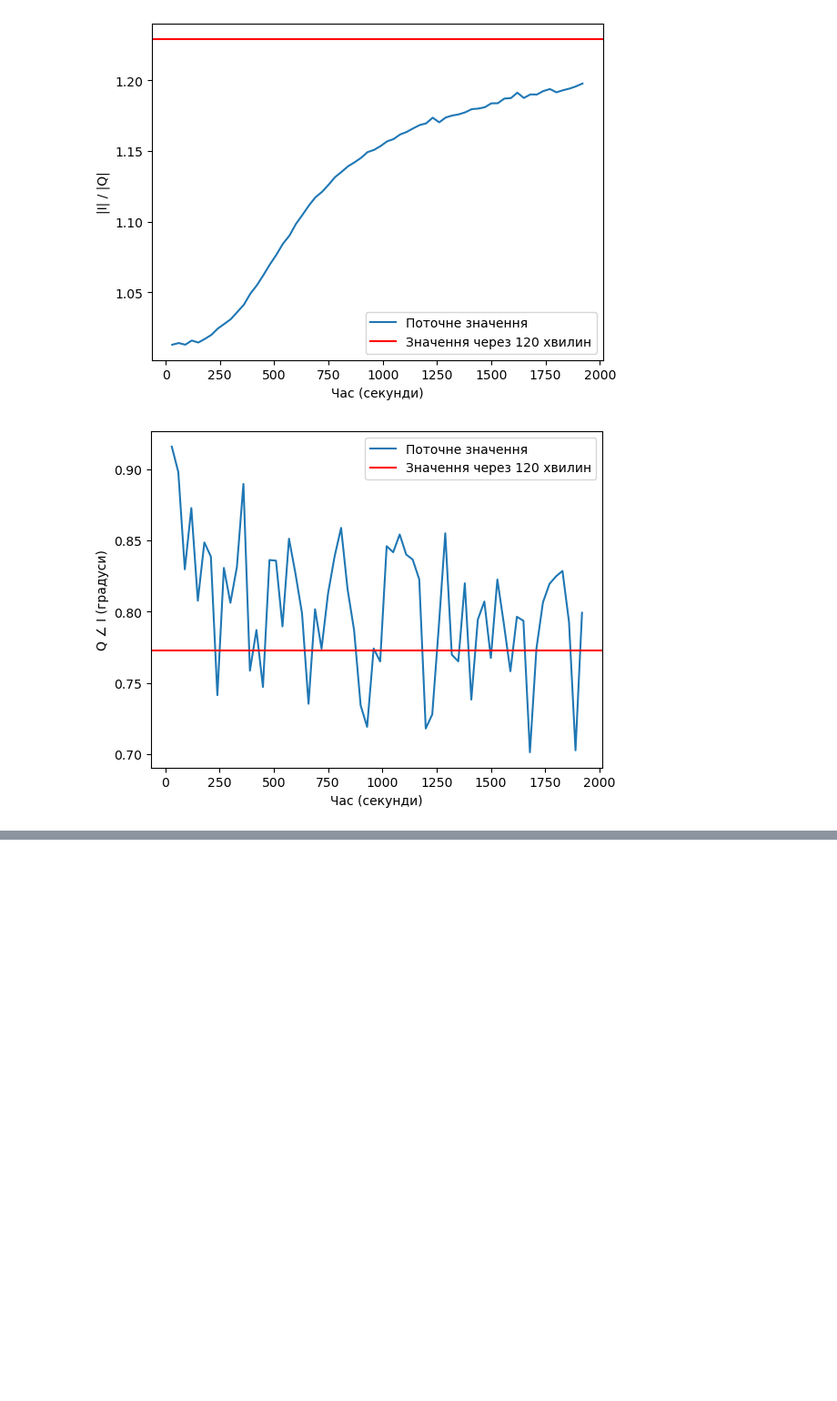
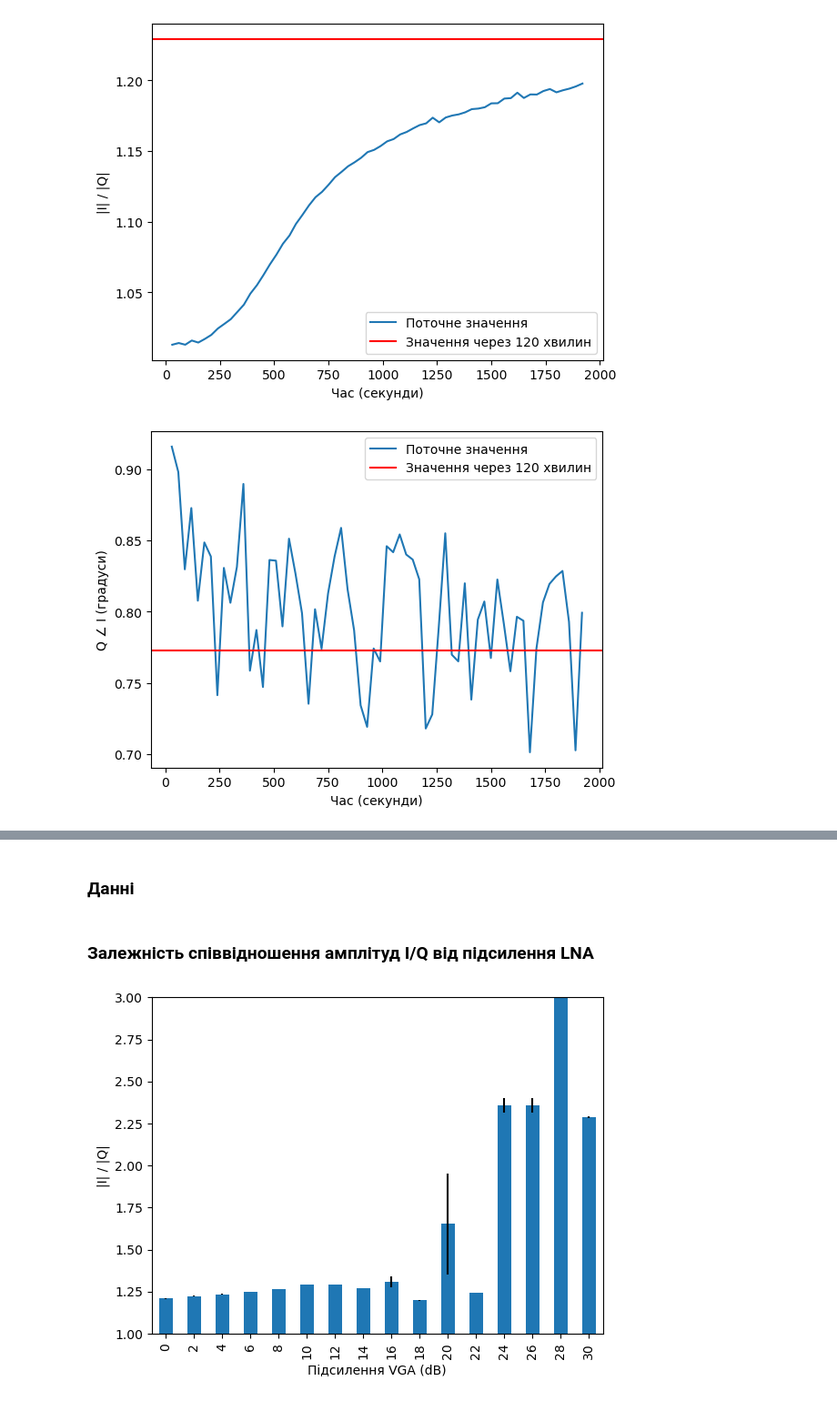
Before and after one commit to rigexpert/libfobos, a Jupyter notebook: measurements/iq-balance.ipynb, the cells around one changed output, grey strips where cells are left out. Shown at 91% size. Drawn from its saved outputs; the diff is of its cells as text; code cells hidden in the pictures; blank space fills up the shorter version.

```diff
--- a/measurements/iq-balance.ipynb
+++ b/measurements/iq-balance.ipynb
@@ -87,0 +168,50 @@ _ = plot.legend()
+# %% [markdown]
+### Данні
+# %%
+iq_ratio_vs_vga_gain = {
+    0: 1.0 / np.array([0.829921, 0.826134, 0.828456, 0.826156, 0.824278, 0.826347, 0.825174]),
+    2: 1.0 / np.array([0.816931, 0.819177, 0.817922, 0.816711, 0.816645, 0.816180, 0.818754]),
+    4: 1.0 / np.array([0.811470, 0.811467, 0.808940, 0.810867, 0.811578,  0.810586, 0.808105]),
+    6: 1.0 / np.array([0.799624, 0.799587, 0.800001, 0.800262, 0.800099, 0.800102, 0.799967]),
+    8: 1.0 / np.array([0.790462, 0.790354, 0.790382, 0.790578, 0.790470, 0.790050, 0.790243]),
+    10: 1.0 / np.array([0.775276, 0.775049, 0.774992, 0.774909, 0.775065, 0.775098, 0.774990]),
+    12: 1.0 / np.array([0.774237, 0.774852, 0.774661, 0.774395, 0.773528, 0.773877, 0.773796]),
+    14: 1.0 / np.array([0.788020, 0.787799, 0.787422, 0.787942, 0.788267, 0.788145, 0.788657]),
+    16: 1.0 / np.array([0.735391, 0.743640, 0.764425, 0.774317, 0.778154, 0.780587, 0.781931]),
+    18: 1.0 / np.array([0.834142, 0.834526, 0.834141, 0.834351, 0.834994, 0.835033, 0.835500]),
+    20: 1.0 / np.array([0.466846, 0.513564, 0.582446, 0.638004, 0.682864, 0.722055, 0.745736]),
+    22: 1.0 / np.array([0.803038, 0.802642, 0.802951, 0.802910, 0.803024, 0.802971, 0.802639]),
+    24: 1.0 / np.array([0.406749, 0.425963, 0.427011, 0.426997, 0.426875, 0.426277, 0.427125]),
+    26: 1.0 / np.array([0.406749, 0.425963, 0.427011, 0.426997, 0.426875, 0.426277, 0.427125]),
+    28: 1.0 / np.array([0.265133, 0.264504, 0.264114, 0.264158, 0.264514, 0.264090, 0.262987]),
+    30: 1.0 / np.array([0.435011, 0.437675, 0.436079, 0.437811, 0.436723, 0.438442, 0.437041]),
+}
+
+
+
+iq_phi_vs_vga_gain = {
+    0: np.rad2deg(np.arcsin(np.array([-0.008758, -0.010837, -0.012222, -0.009057, -0.012029, -0.009587, -0.009130]))),
+    2: np.rad2deg(np.arcsin(np.array([-0.009583, -0.011725, -0.008306, -0.010463, -0.009366, -0.010567, -0.011700]))),
+    4: np.rad2deg(np.arcsin(np.array([-0.008483, -0.010505, -0.008101, -0.010817, -0.009467, -0.011092, -0.007978]))),
+    6: np.rad2deg(np.arcsin(np.array([-0.006865, -0.008433, -0.008926, -0.008832, -0.008939, -0.008848, -0.009045]))),
+    8: np.rad2deg(np.arcsin(np.array([-0.007685, -0.007683, -0.007746, -0.007743, -0.007605, -0.007529, -0.007746]))),
+    10: np.rad2deg(np.arcsin(np.array([-0.007799, -0.007606, -0.007727, -0.007804, -0.007906, -0.007819, -0.007679]))),
+    12: np.rad2deg(np.arcsin(np.array([0.001058, 0.001019, 0.001038, 0.000797, 0.000557, 0.000748, 0.000830]))),
+    14: np.rad2deg(np.arcsin(np.array([0.003595, 0.003258, 0.003159, 0.003399, 0.003552, 0.003365, 0.003738]))),
+    16: np.rad2deg(np.arcsin(np.array([0.177744, 0.168256, 0.141524, 0.125938, 0.119966, 0.113809, 0.110233]))),
+    18: np.rad2deg(np.arcsin(np.array([0.147882, 0.146636, 0.144425, 0.144931, 0.143420, 0.145261, 0.143354]))),
+    20: np.rad2deg(np.arcsin(np.array([-0.085645, 0.010473, 0.103401, 0.145766, 0.168372, 0.179560, 0.182647]))),
+    22: np.rad2deg(np.arcsin(np.array([0.236502, 0.236687, 0.236704, 0.236446, 0.236425, 0.236079, 0.236980]))),
+    24: np.rad2deg(np.arcsin(np.array([-0.109296, -0.076032, -0.074921, -0.073673, -0.071242, -0.071583, -0.072642]))),
+    26: np.rad2deg(np.arcsin(np.array([0.007250, 0.005349, 0.005547, 0.003393, 0.005917, 0.006245, 0.007431]))),
+    28: np.rad2deg(np.arcsin(np.array([-0.174503, -0.174927, -0.175576, -0.174440, -0.175339, -0.173831, -0.175413]))),
+    30: np.rad2deg(np.arcsin(np.array([-0.244984, -0.243852, -0.243411, -0.246696, -0.244967, -0.243530, -0.245558]))),
+}
+# %% [markdown]
+### Залежність співвідношення амплітуд I/Q від підсилення LNA
+# %%
+pd_iq_ratio_vs_vga_gain = pd.DataFrame.from_dict(iq_ratio_vs_vga_gain)
+stds = pd_iq_ratio_vs_vga_gain.std(axis=0)
+plot = pd_iq_ratio_vs_vga_gain.mean(axis=0).plot(kind='bar', ylabel="|I| / |Q|", xlabel="Підсилення VGA (dB)", ylim=(1.0, 3.0), yerr=stds)
+# %% [output]
+[figure, added]
```
Also changed, not shown: parts of 12 cells of this notebook.
